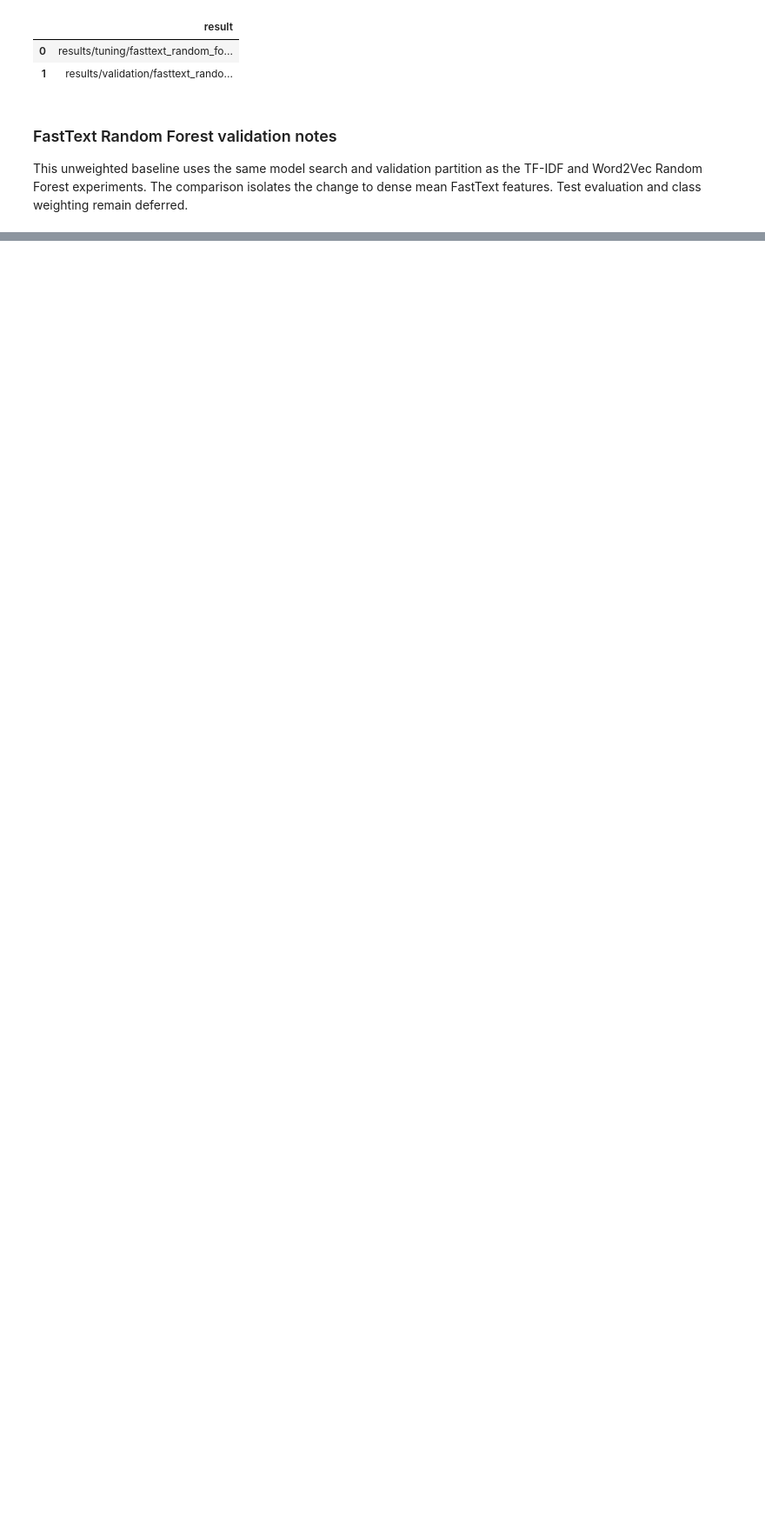
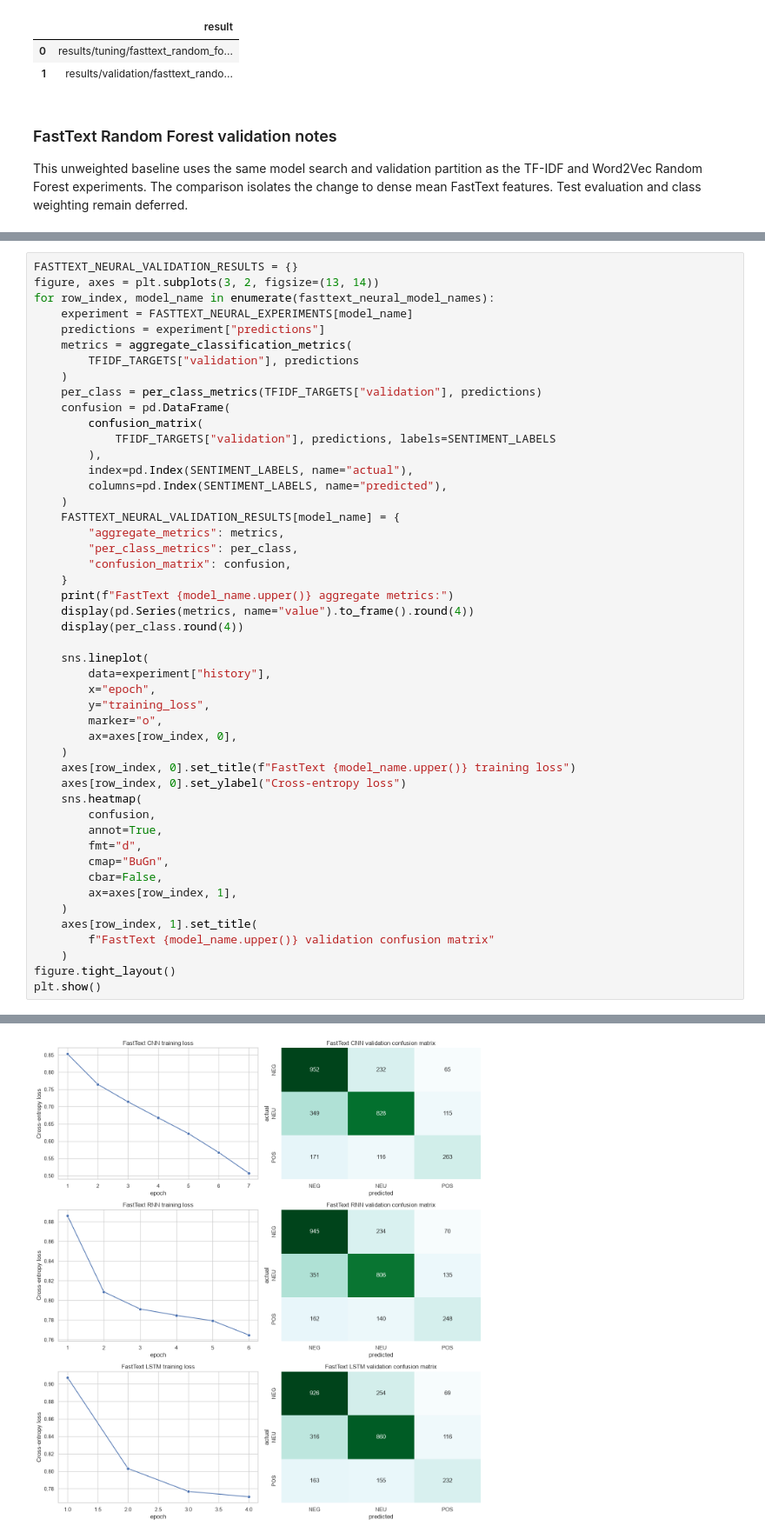
Before and after one commit to iAboud98/arabic-sentiment-analysis, a Jupyter notebook: notebooks/arabic_sentiment_analysis.ipynb, the cells around one changed output, grey strips where cells are left out. Shown at 87% size. Drawn from its saved outputs; the diff is of its cells as text; blank space fills up the shorter version.

Commit message:
tune FastText neural classifiers

```diff
--- a/notebooks/arabic_sentiment_analysis.ipynb
+++ b/notebooks/arabic_sentiment_analysis.ipynb
@@ -3810,0 +4166,49 @@ This unweighted baseline uses the same model search and validation partition as
+# %%
+FASTTEXT_NEURAL_VALIDATION_RESULTS = {}
+figure, axes = plt.subplots(3, 2, figsize=(13, 14))
+for row_index, model_name in enumerate(fasttext_neural_model_names):
+    experiment = FASTTEXT_NEURAL_EXPERIMENTS[model_name]
+    predictions = experiment["predictions"]
+    metrics = aggregate_classification_metrics(
+        TFIDF_TARGETS["validation"], predictions
+    )
+    per_class = per_class_metrics(TFIDF_TARGETS["validation"], predictions)
+    confusion = pd.DataFrame(
+        confusion_matrix(
+            TFIDF_TARGETS["validation"], predictions, labels=SENTIMENT_LABELS
+        ),
+        index=pd.Index(SENTIMENT_LABELS, name="actual"),
+        columns=pd.Index(SENTIMENT_LABELS, name="predicted"),
+    )
+    FASTTEXT_NEURAL_VALIDATION_RESULTS[model_name] = {
+        "aggregate_metrics": metrics,
+        "per_class_metrics": per_class,
+        "confusion_matrix": confusion,
+    }
+    print(f"FastText {model_name.upper()} aggregate metrics:")
+    display(pd.Series(metrics, name="value").to_frame().round(4))
+    display(per_class.round(4))
+
+    sns.lineplot(
+        data=experiment["history"],
+        x="epoch",
+        y="training_loss",
+        marker="o",
+        ax=axes[row_index, 0],
+    )
+    axes[row_index, 0].set_title(f"FastText {model_name.upper()} training loss")
+    axes[row_index, 0].set_ylabel("Cross-entropy loss")
+    sns.heatmap(
+        confusion,
+        annot=True,
+        fmt="d",
+        cmap="BuGn",
+        cbar=False,
+        ax=axes[row_index, 1],
+    )
+    axes[row_index, 1].set_title(
+        f"FastText {model_name.upper()} validation confusion matrix"
+    )
+figure.tight_layout()
+plt.show()
+# %% [output]
@@ -3810,0 +4257 @@ This unweighted baseline uses the same model search and validation partition as
+[figure, added]
```
Also changed, not shown: parts of 8 cells of this notebook, 9 other files.
